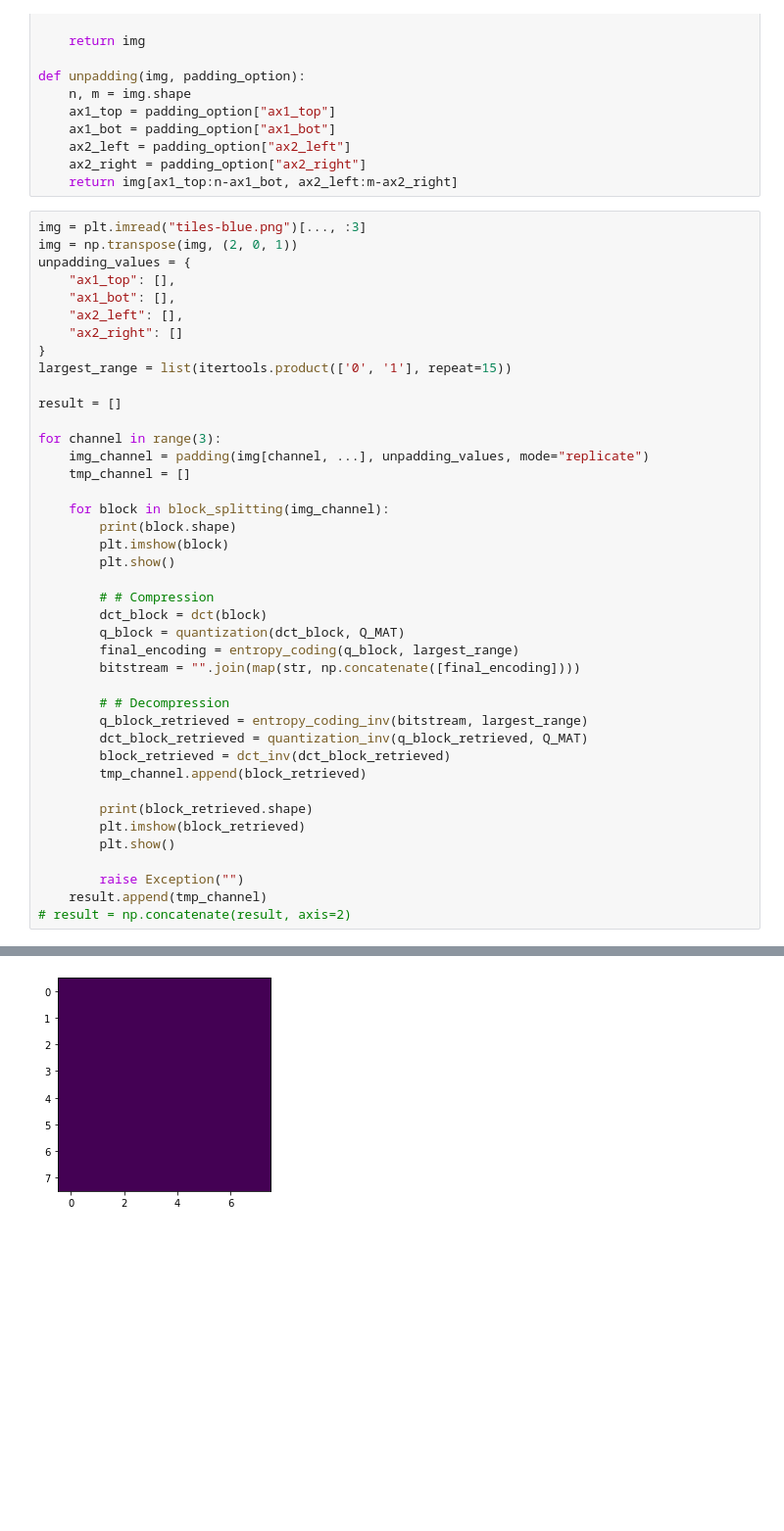
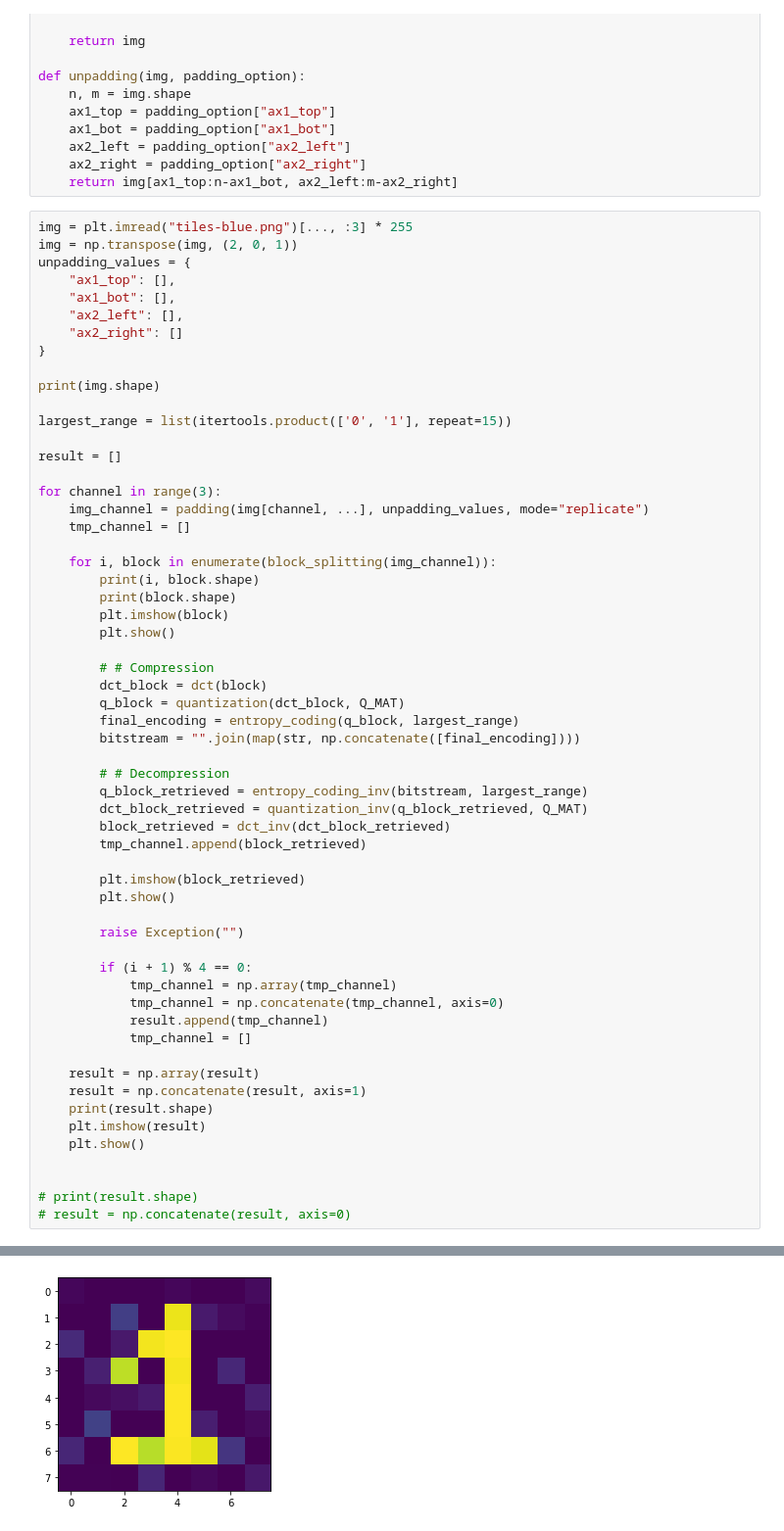
Before and after one commit to 3outeille/jpeg-algorithm, a Jupyter notebook: src/pipeline.ipynb, the cells around one changed output, grey strips where cells are left out. Shown at 98% size. Saved outputs shown, nothing was run; the diff lists cells and outputs as text; blank space fills up the shorter version.

```diff
--- a/src/pipeline.ipynb
+++ b/src/pipeline.ipynb
@@ -65,7 +68,7 @@ def unpadding(img, padding_option):
     ax2_right = padding_option["ax2_right"]
     return img[ax1_top:n-ax1_bot, ax2_left:m-ax2_right]
 # %%
-img = plt.imread("tiles-blue.png")[..., :3]
+img = plt.imread("tiles-blue.png")[..., :3] * 255
 img = np.transpose(img, (2, 0, 1))
 unpadding_values = {
     "ax1_top": [],
@@ -73,6 +76,9 @@ unpadding_values = {
     "ax2_left": [],
     "ax2_right": []
 }
+
+print(img.shape)
+
 largest_range = list(itertools.product(['0', '1'], repeat=15))
 
 result = []
@@ -81,7 +87,8 @@ for channel in range(3):
     img_channel = padding(img[channel, ...], unpadding_values, mode="replicate")
     tmp_channel = []
 
-    for block in block_splitting(img_channel):
+    for i, block in enumerate(block_splitting(img_channel)):
+        print(i, block.shape)
         print(block.shape)
         plt.imshow(block)
         plt.show()
@@ -98,11 +105,24 @@ for channel in range(3):
         block_retrieved = dct_inv(dct_block_retrieved)
         tmp_channel.append(block_retrieved)
 
-        print(block_retrieved.shape)
         plt.imshow(block_retrieved)
         plt.show()
 
         raise Exception("")
-    result.append(tmp_channel)
-# result = np.concatenate(result, axis=2)
+
+        if (i + 1) % 4 == 0:
+            tmp_channel = np.array(tmp_channel)
+            tmp_channel = np.concatenate(tmp_channel, axis=0)
+            result.append(tmp_channel)
+            tmp_channel = []
+
+    result = np.array(result)
+    result = np.concatenate(result, axis=1)
+    print(result.shape)
+    plt.imshow(result)
+    plt.show()
+
+
+# print(result.shape)
+# result = np.concatenate(result, axis=0)
 # %% [output]
@@ -112,2 +134,2 @@ for channel in range(3):
-[figure, old version]
+[figure, new version]
 Exception:
```
Also changed, not shown: parts of 3 cells of this notebook, 4 other files.
